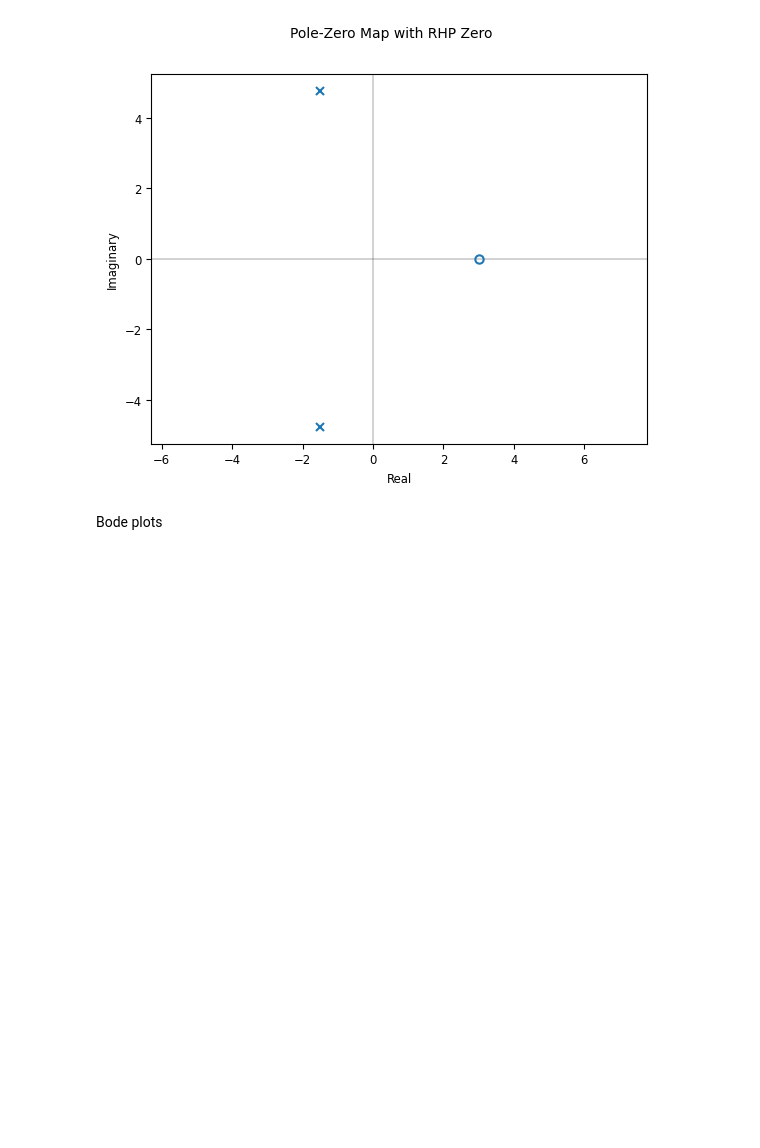
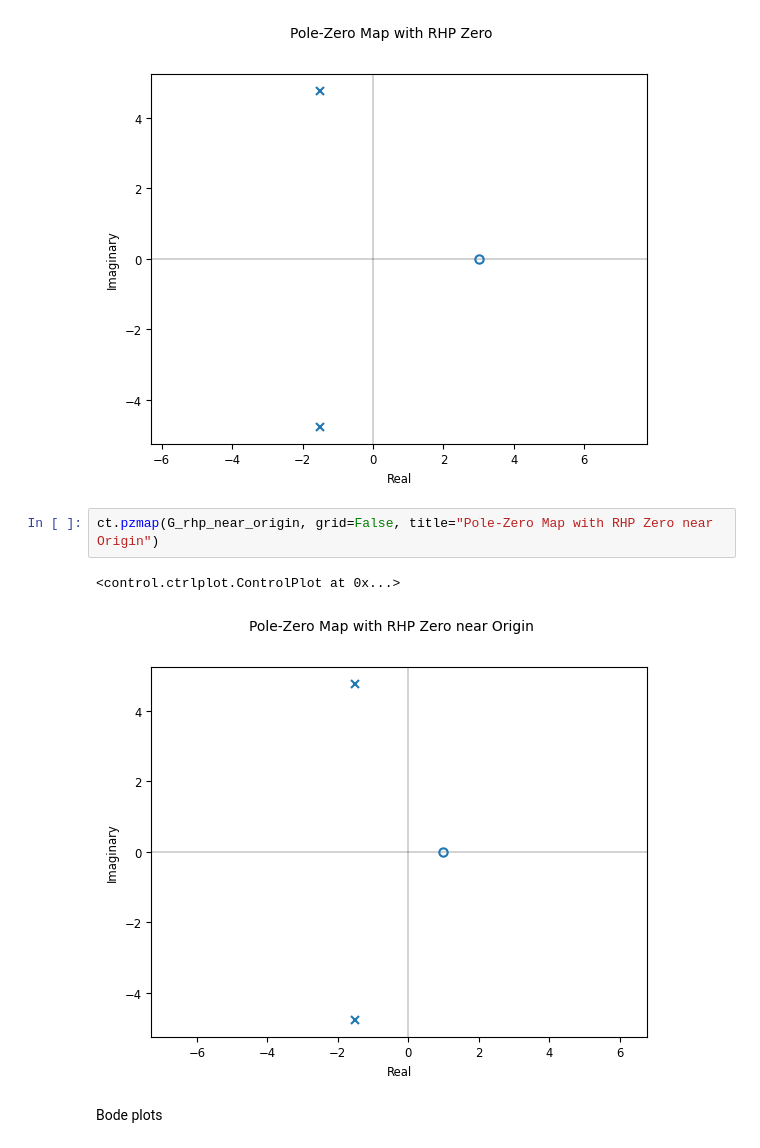
Before and after one commit to FelixWick/control_engineering, a Jupyter notebook: examples/4_stability/pole-zero_PT2.ipynb, the cells around one changed output. Saved outputs shown, nothing was run; the diff lists cells and outputs as text; blank space fills up the shorter version.

```diff
--- a/examples/4_stability/pole-zero_PT2.ipynb
+++ b/examples/4_stability/pole-zero_PT2.ipynb
@@ -120,6 +118,11 @@ ct.pzmap(G_rhp, grid=False, title="Pole-Zero Map with RHP Zero")
 # %% [output]
 <control.ctrlplot.ControlPlot at 0x...>
 [figure]
+# %%
+ct.pzmap(G_rhp_near_origin, grid=False, title="Pole-Zero Map with RHP Zero near Origin")
+# %% [output]
+<control.ctrlplot.ControlPlot at 0x...>
+[figure, added]
 # %% [markdown]
 Bode plots
 # %%
```
Also changed, not shown: parts of 4 cells of this notebook.
